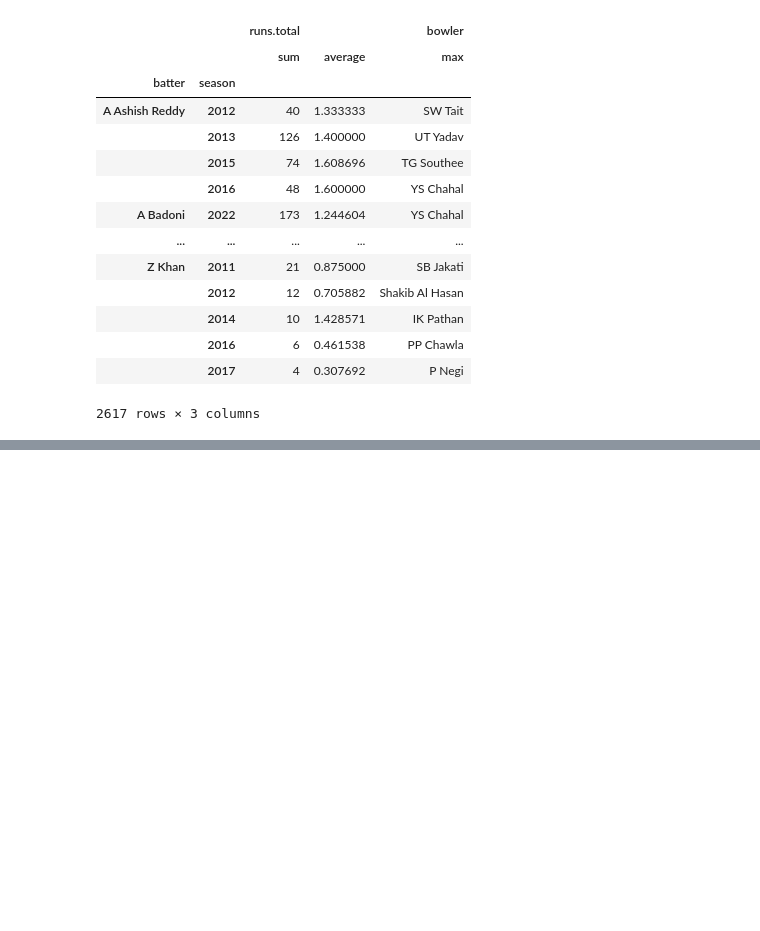
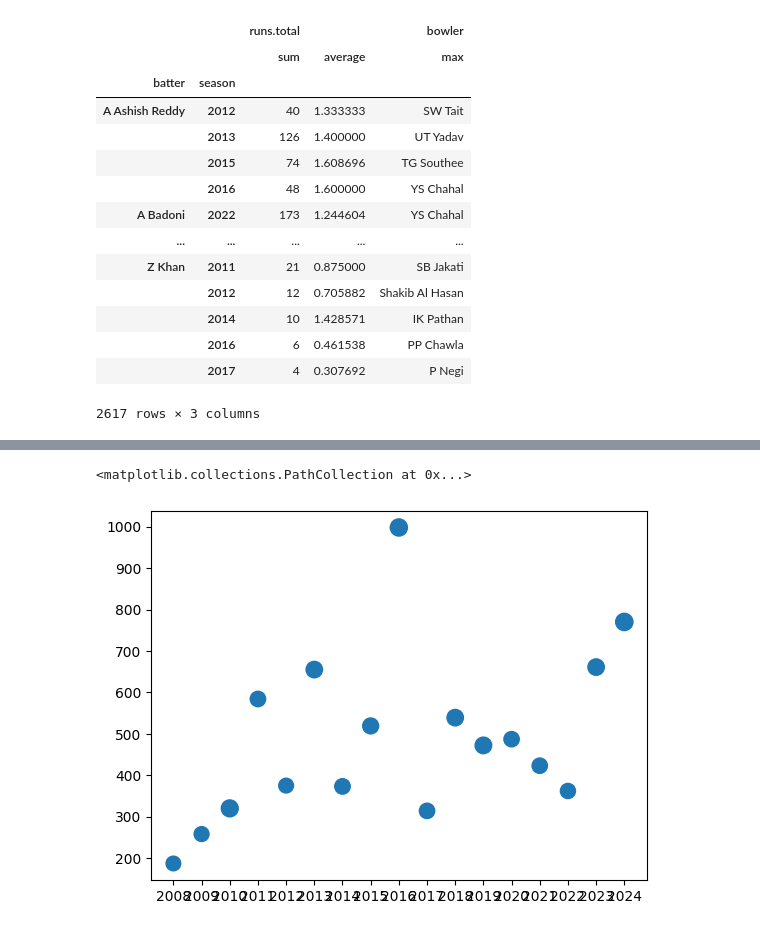
Before and after one commit to mashriram/ipl_analysis, a Jupyter notebook: load_ball_by_ball_data.ipynb, the cells around one changed output, grey strips where cells are left out. Cells and saved outputs as stored; diff of their text form; code cells hidden in the pictures; blank space fills up the shorter version.

Commit message:
feat:gapminder & parallel plot trial

```diff
--- a/load_ball_by_ball_data.ipynb
+++ b/load_ball_by_ball_data.ipynb
@@ -287,5 +326,6 @@ df_merged.groupby(['date','match_number','innings','bowler']).agg({'runs.total':
 # %%
-df_merged.groupby(['batter','season']).agg({'runs.total':[np.sum,np.average],'bowler':np.max})
+batter_total = df_merged.groupby(['batter','season',]).agg({'runs.total':['sum',np.average],'bowler':'max'})
+batter_total
 # %% [output]
 |  |  | runs.total |  | bowler |
 |  |  | sum | average | max |
@@ -304,0 +352,2 @@ df_merged.groupby(['batter','season']).agg({'runs.total':[np.sum,np.average],'bo
+# %%
+batter_scores_count = df_merged.groupby(['batter','season','runs.batter']).agg({'runs.total':['sum','count']})
@@ -304,0 +372,11 @@ df_merged.groupby(['batter','season']).agg({'runs.total':[np.sum,np.average],'bo
+# %%
+vk1 =batter_scores_count.loc['V Kohli'].reset_index()
+vk2 = batter_total.loc['V Kohli'].reset_index()
+vk1.columns = ['_'.join(col) for col in vk1.columns]
+vk2.columns = ['_'.join(col) for col in vk2.columns]
+vk1['season_'] =  vk1.season_.astype(int)
+vk2['season_'] =  vk2.season_.astype(int)
+vk1.rename(columns={'runs.total_sum':'total_runs_per_score','runs.total_count':'no_of_balls','season_':'season'},inplace=True)
+vk2.rename(columns={'season_': 'season'}, inplace=True)
+print(vk1.info())
+print(vk2.info())
@@ -304,0 +415,7 @@ df_merged.groupby(['batter','season']).agg({'runs.total':[np.sum,np.average],'bo
+# %%
+
+print(vk1.dtypes)
+print(vk2.dtypes)
+# v_kohli = vk1.join(vk2,on='season',lsuffix='_')
+v_kohli = pd.merge(vk1, vk2, how="inner", on="season")
+# v_kohli.columns = ['_'.join(col) for col in v_kohli.columns]
@@ -322,0 +494,5 @@ df_merged.groupby(['bowler','season']).agg({'wickets':['count'],'batter':['count
+# %%
+plt.scatter(x=v_kohli['season'],y=v_kohli['runs.total']['sum'],s=v_kohli['runs.total']['average']*100)
+# %% [output]
+<matplotlib.collections.PathCollection at 0x...>
+[figure, added]
```
Also changed, not shown: parts of 28 cells of this notebook, 3 other files.
